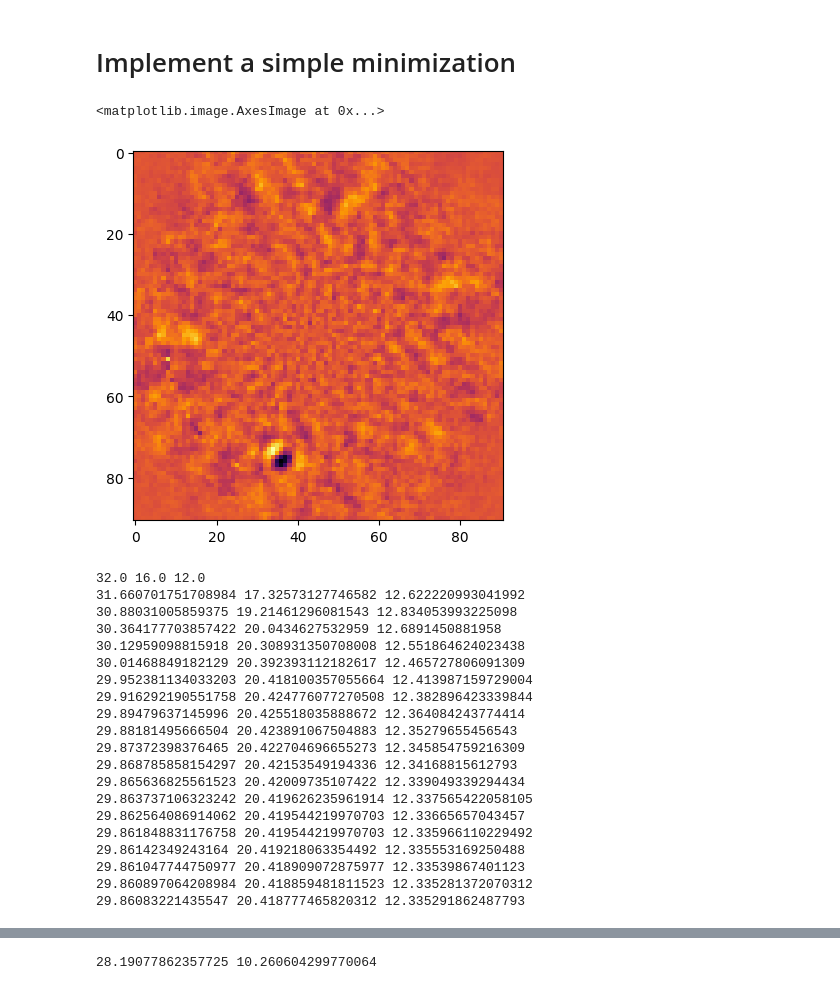
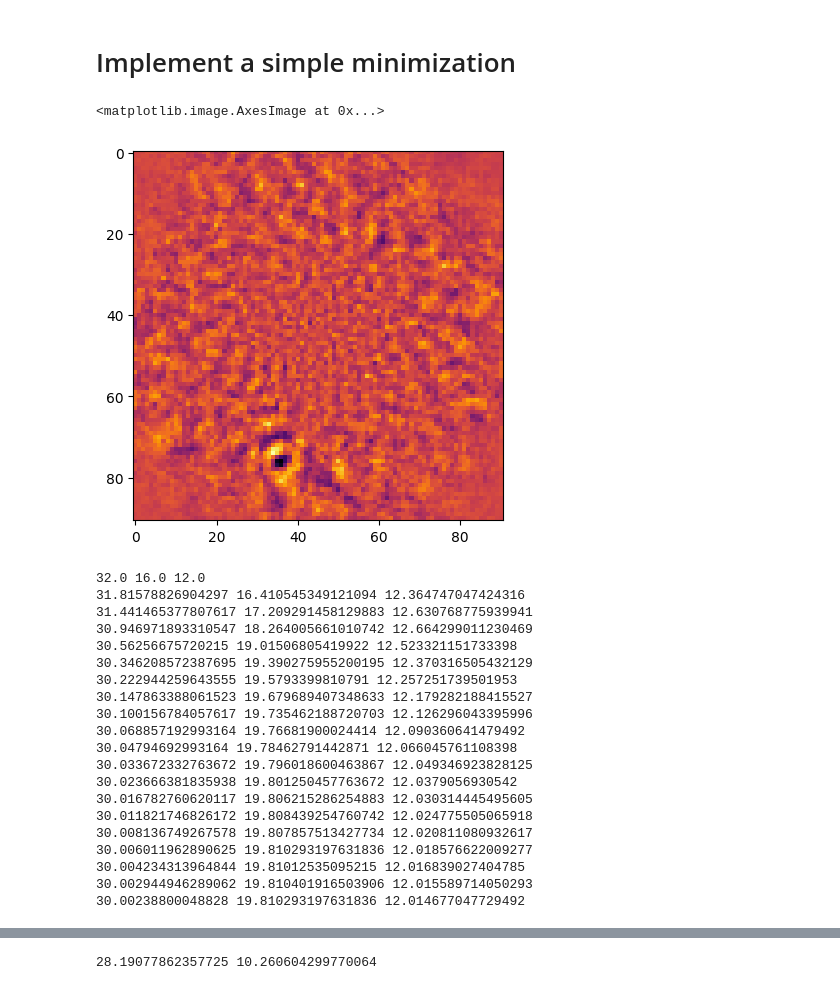
Before and after one commit to markusbonse/fours, a Jupyter notebook: notebooks/astrometry_photometry/04_test_simple_minimization.ipynb, the cells around one changed output, grey strips where cells are left out. Cells and saved outputs as stored; diff of their text form; code cells hidden in the pictures.

```diff
--- a/notebooks/astrometry_photometry/04_test_simple_minimization.ipynb
+++ b/notebooks/astrometry_photometry/04_test_simple_minimization.ipynb
@@ -101,8 +101,13 @@ science_data_torch_with_planet = science_data_torch_with_planet.to("cuda")
 # %%
 after_negfc = negfc(science_data_torch_with_planet)
 # %%
+pca_model.update_noise_model(science_data_torch_with_planet)
 after_pca_with_planet = pca_model(science_data_torch_with_planet)
+
+pca_model.update_noise_model(after_negfc)
 after_pca_neg_fc = pca_model(after_negfc)
+
+pca_model.update_noise_model(science_data_torch)
 after_pca_without_planet = pca_model(science_data_torch)
 # %%
 fig, (ax1, ax2, ax3) = plt.subplots(1, 3, figsize=(15, 5))
@@ -332,7 +344,7 @@ class PCANoiseModel(nn.Module):
 pca_model = PCANoiseModel(
     angles=angles,
     image_shape=science_data.shape[1],
-    pca_number=300,
+    pca_number=400,
     approx_svd=5000)
 # %%
 # create the NegFC model
@@ -355,26 +367,17 @@ pca_model = pca_model.to(0)
 # %%
 update_basis = True
 
 after_negfc = negfc(science_data_torch_with_planet)
 
 if update_basis:
-    # 1.) reshape images to fit for PCA
-    images = after_negfc.reshape(
-        after_negfc.shape[0],
-        after_negfc.shape[1] *
-        after_negfc.shape[2])
 
-    # 2.) remove the mean as needed for PCA
-    images = images - images.mean(dim=0)
-
-    # 3.) compute the basis
-    pca_model.compute_basis(images)
+    pca_model.update_noise_model(after_negfc)
 
 after_pca_neg_fc = pca_model(after_negfc)
 plt.imshow(after_pca_neg_fc.cpu().detach().numpy(), cmap="inferno")
 # %% [output]
 <matplotlib.image.AxesImage at 0x...>
-[figure, old version]
+[figure, new version]
 # %%
 from torch import optim
 from tqdm import tqdm
@@ -396,19 +399,7 @@ optimizer = optim.LBFGS(
 for j in range(20):
     print(negfc.separation.item(), negfc.pos_angle.item(), negfc.magnitude.item())
     after_negfc = negfc(science_data_torch_with_planet)
-
-    # update the pca basis
-    # 1.) reshape images to fit for PCA
-    images = after_negfc.reshape(
-        after_negfc.shape[0],
-        after_negfc.shape[1] *
-        after_negfc.shape[2])
-
-    # 2.) remove the mean as needed for PCA
-    images = images - images.mean(dim=0)
-
-    # 3.) compute the basis
-    pca_model.compute_basis(images)
+    pca_model.update_noise_model(after_negfc)
 
     # iterate for 100 steps
     for i in range(20):
@@ -426,25 +417,25 @@ for j in range(20):
         optimizer.step(closure)
 # %% [output]
 32.0 16.0 12.0
-31.660701751708984 17.32573127746582 12.622220993041992
-30.88031005859375 19.21461296081543 12.834053993225098
-30.364177703857422 20.0434627532959 12.6891450881958
-30.12959098815918 20.308931350708008 12.551864624023438
-30.01468849182129 20.392393112182617 12.465727806091309
-29.952381134033203 20.418100357055664 12.413987159729004
-29.916292190551758 20.424776077270508 12.382896423339844
-29.89479637145996 20.425518035888672 12.364084243774414
-29.88181495666504 20.423891067504883 12.35279655456543
-29.87372398376465 20.422704696655273 12.345854759216309
-29.868785858154297 20.42153549194336 12.34168815612793
-29.865636825561523 20.42009735107422 12.339049339294434
-29.863737106323242 20.419626235961914 12.337565422058105
-29.862564086914062 20.419544219970703 12.33665657043457
-29.861848831176758 20.419544219970703 12.335966110229492
-29.86142349243164 20.419218063354492 12.335553169250488
-29.861047744750977 20.418909072875977 12.33539867401123
-29.860897064208984 20.418859481811523 12.335281372070312
-29.86083221435547 20.418777465820312 12.335291862487793
+31.81578826904297 16.410545349121094 12.364747047424316
+31.441465377807617 17.209291458129883 12.630768775939941
+30.946971893310547 18.264005661010742 12.664299011230469
+30.56256675720215 19.01506805419922 12.523321151733398
+30.346208572387695 19.390275955200195 12.370316505432129
+30.222944259643555 19.5793399810791 12.257251739501953
+30.147863388061523 19.679689407348633 12.179282188415527
+30.100156784057617 19.735462188720703 12.126296043395996
+30.068857192993164 19.76681900024414 12.090360641479492
+30.04794692993164 19.78462791442871 12.066045761108398
+30.033672332763672 19.796018600463867 12.049346923828125
+30.023666381835938 19.801250457763672 12.0379056930542
+30.016782760620117 19.806215286254883 12.030314445495605
+30.011821746826172 19.808439254760742 12.024775505065918
+30.008136749267578 19.807857513427734 12.020811080932617
+30.006011962890625 19.810293197631836 12.018576622009277
+30.004234313964844 19.81012535095215 12.016839027404785
+30.002944946289062 19.810401916503906 12.015589714050293
+30.00238800048828 19.810293197631836 12.014677047729492
 # %%
 after_negfc = negfc(science_data_torch_with_planet)
 after_pca_neg_fc = pca_model(after_negfc)
```
Also changed, not shown: parts of 12 cells of this notebook, 1 other file.
